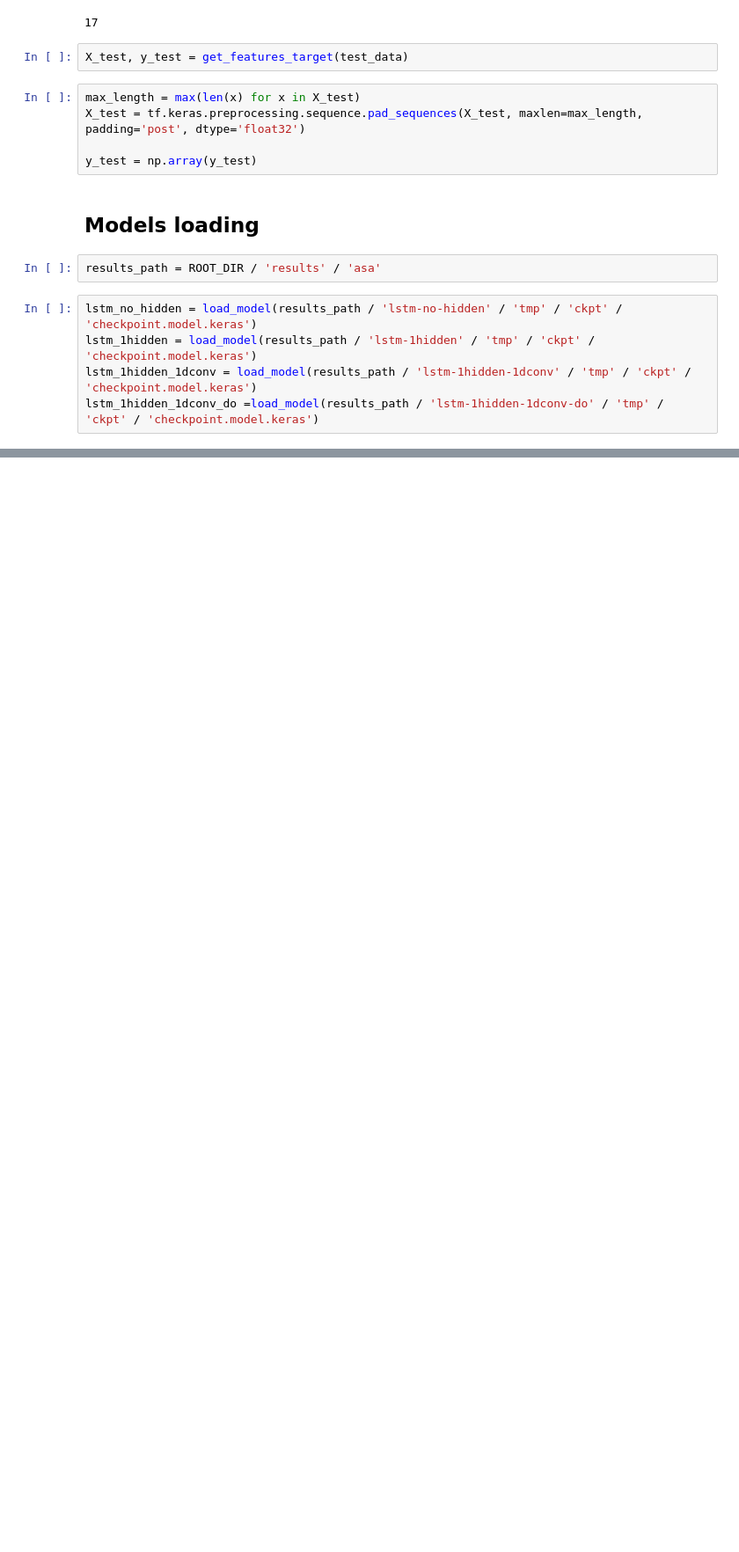
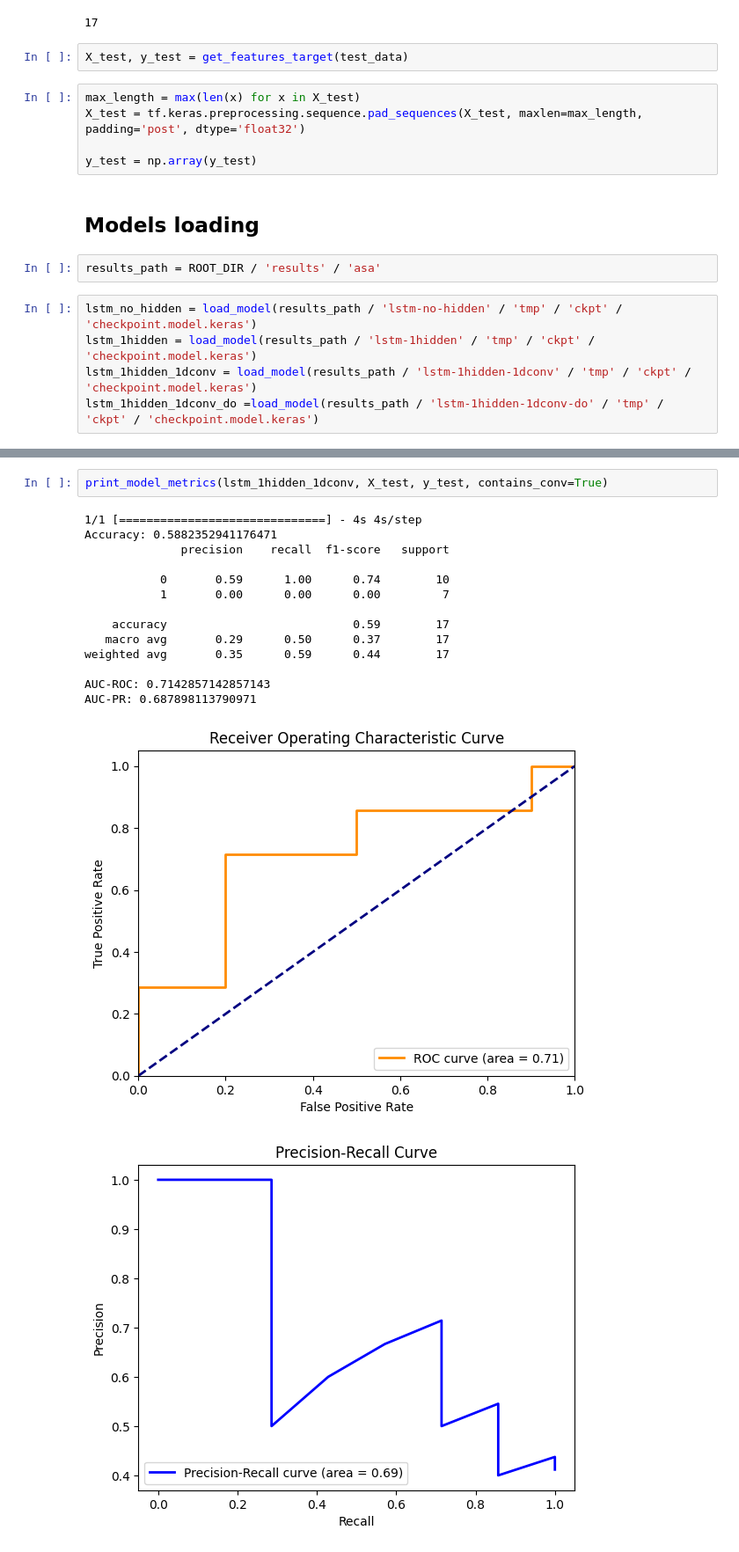
Before and after one commit to jose-2001/AIForIMUParkinsonData, a Jupyter notebook: notebooks/evaluation/s3-asa-metrics.ipynb, the cells around one changed output, grey strips where cells are left out. Shown at 88% size. Drawn from its saved outputs; the diff is of its cells as text; blank space fills up the shorter version.

Commit message:
feat: Generated metrics report for ASA models. (Executed on Colab)

```diff
--- a/notebooks/evaluation/s3-asa-metrics.ipynb
+++ b/notebooks/evaluation/s3-asa-metrics.ipynb
@@ -73,0 +103,18 @@ print_model_metrics(lstm_1hidden_1dconv_do, X_test, y_test)
+# %%
+print_model_metrics(lstm_1hidden_1dconv, X_test, y_test, contains_conv=True)
+# %% [output]
+1/1 [==============================] - 4s 4s/step
+Accuracy: 0.5882352941176471
+              precision    recall  f1-score   support
+
+           0       0.59      1.00      0.74        10
+           1       0.00      0.00      0.00         7
+
+    accuracy                           0.59        17
+   macro avg       0.29      0.50      0.37        17
+weighted avg       0.35      0.59      0.44        17
+
+AUC-ROC: 0.7142857142857143
+AUC-PR: 0.687898113790971
+[figure, added]
+[figure, added]
```
Also changed, not shown: parts of 17 cells of this notebook.
